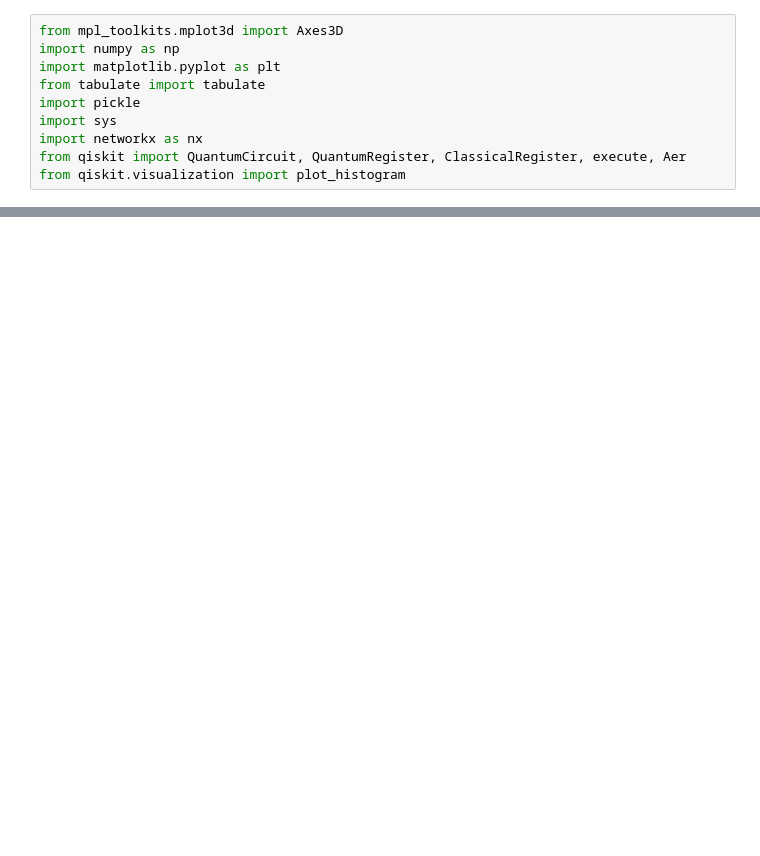
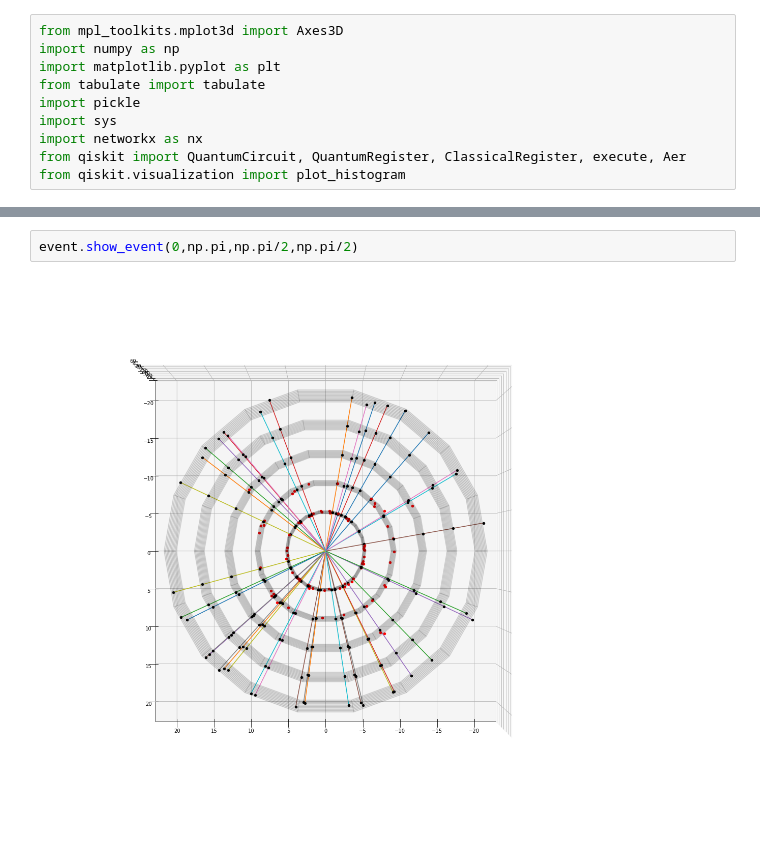
Before and after one commit to PabloReoyo/Qiskit, a Jupyter notebook: EventoVQE.ipynb, the cells around one changed output, grey strips where cells are left out. Drawn from its saved outputs; the diff is of its cells as text; blank space fills up the shorter version.

```diff
--- a/EventoVQE.ipynb
+++ b/EventoVQE.ipynb
@@ -315,3 +410,7 @@ a=event.export_edges()
+# %%
+event.show_event(0,np.pi,np.pi/2,np.pi/2)
+# %% [output]
+[figure, added]
 # %%
 
 event.export_weights(a)
```
Also changed, not shown: parts of 16 cells of this notebook.
